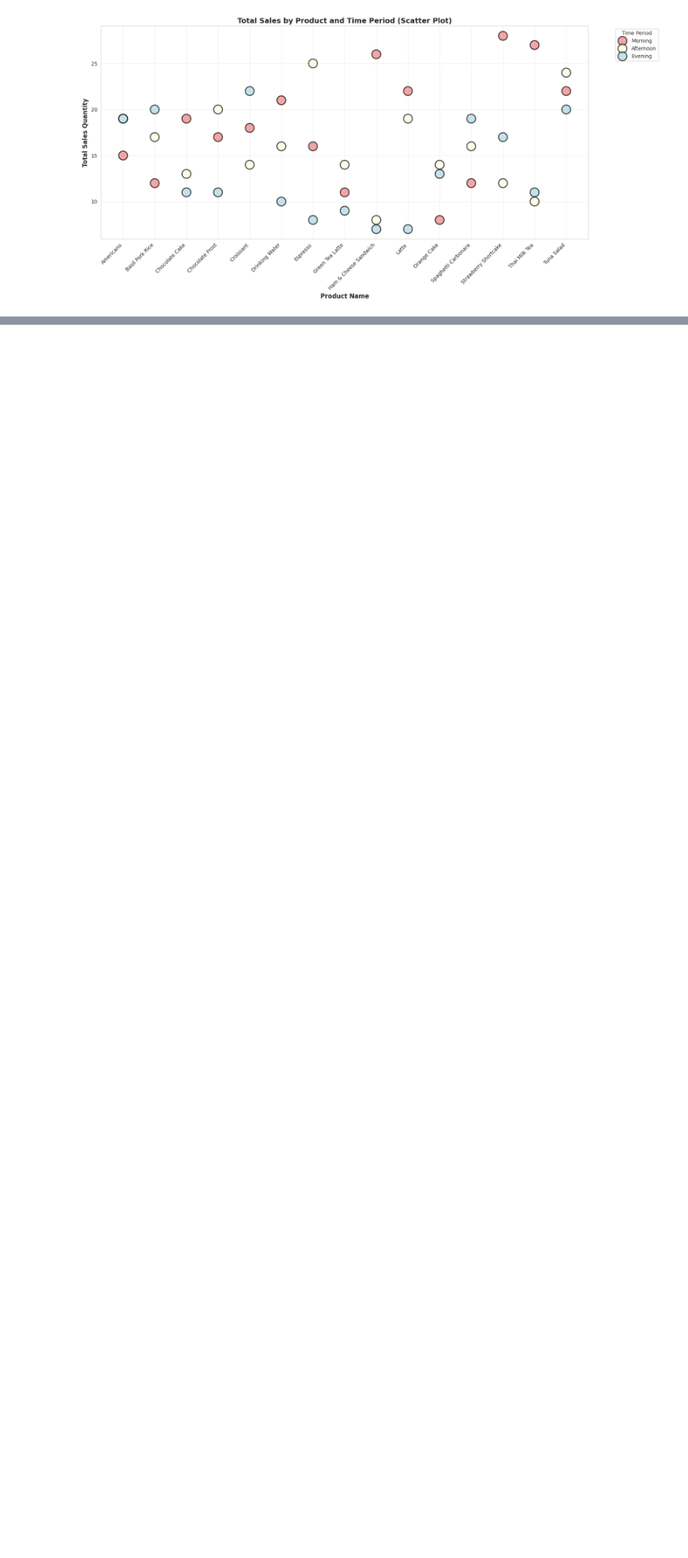
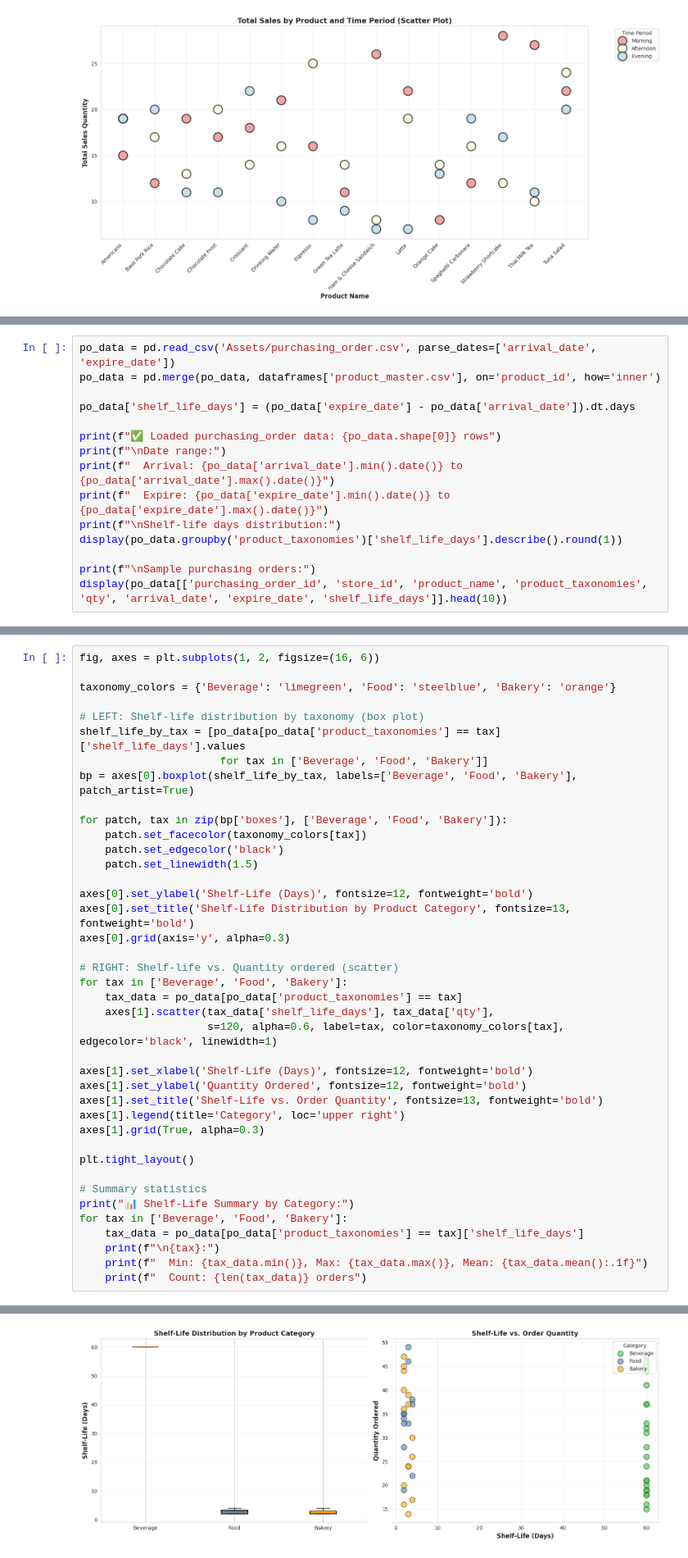
Before and after one commit to AumJi/BOTNOI-Internship, a Jupyter notebook: main.ipynb, the cells around one changed output, grey strips where cells are left out. Shown at 82% size. Drawn from its saved outputs; the diff is of its cells as text; blank space fills up the shorter version.

Commit message:
feat: analysis inventory and shelf-life

```diff
--- a/main.ipynb
+++ b/main.ipynb
@@ -539,0 +547,15 @@ plt.tight_layout()
+# %%
+po_data = pd.read_csv('Assets/purchasing_order.csv', parse_dates=['arrival_date', 'expire_date'])
+po_data = pd.merge(po_data, dataframes['product_master.csv'], on='product_id', how='inner')
+
+po_data['shelf_life_days'] = (po_data['expire_date'] - po_data['arrival_date']).dt.days
+
+print(f"✅ Loaded purchasing_order data: {po_data.shape[0]} rows")
+print(f"\nDate range:")
+print(f"  Arrival: {po_data['arrival_date'].min().date()} to {po_data['arrival_date'].max().date()}")
+print(f"  Expire: {po_data['expire_date'].min().date()} to {po_data['expire_date'].max().date()}")
+print(f"\nShelf-life days distribution:")
+display(po_data.groupby('product_taxonomies')['shelf_life_days'].describe().round(1))
+
+print(f"\nSample purchasing orders:")
+display(po_data[['purchasing_order_id', 'store_id', 'product_name', 'product_taxonomies', 'qty', 'arrival_date', 'expire_date', 'shelf_life_days']].head(10))
@@ -539,0 +589,41 @@ plt.tight_layout()
+# %%
+fig, axes = plt.subplots(1, 2, figsize=(16, 6))
+
+taxonomy_colors = {'Beverage': 'limegreen', 'Food': 'steelblue', 'Bakery': 'orange'}
+
+# LEFT: Shelf-life distribution by taxonomy (box plot)
+shelf_life_by_tax = [po_data[po_data['product_taxonomies'] == tax]['shelf_life_days'].values
+                      for tax in ['Beverage', 'Food', 'Bakery']]
+bp = axes[0].boxplot(shelf_life_by_tax, labels=['Beverage', 'Food', 'Bakery'], patch_artist=True)
+
+for patch, tax in zip(bp['boxes'], ['Beverage', 'Food', 'Bakery']):
+    patch.set_facecolor(taxonomy_colors[tax])
+    patch.set_edgecolor('black')
+    patch.set_linewidth(1.5)
+
+axes[0].set_ylabel('Shelf-Life (Days)', fontsize=12, fontweight='bold')
+axes[0].set_title('Shelf-Life Distribution by Product Category', fontsize=13, fontweight='bold')
+axes[0].grid(axis='y', alpha=0.3)
+
+# RIGHT: Shelf-life vs. Quantity ordered (scatter)
+for tax in ['Beverage', 'Food', 'Bakery']:
+    tax_data = po_data[po_data['product_taxonomies'] == tax]
+    axes[1].scatter(tax_data['shelf_life_days'], tax_data['qty'],
+                    s=120, alpha=0.6, label=tax, color=taxonomy_colors[tax], edgecolor='black', linewidth=1)
+
+axes[1].set_xlabel('Shelf-Life (Days)', fontsize=12, fontweight='bold')
+axes[1].set_ylabel('Quantity Ordered', fontsize=12, fontweight='bold')
+axes[1].set_title('Shelf-Life vs. Order Quantity', fontsize=13, fontweight='bold')
+axes[1].legend(title='Category', loc='upper right')
+axes[1].grid(True, alpha=0.3)
+
+plt.tight_layout()
+
+# Summary statistics
+print("📊 Shelf-Life Summary by Category:")
+for tax in ['Beverage', 'Food', 'Bakery']:
+    tax_data = po_data[po_data['product_taxonomies'] == tax]['shelf_life_days']
+    print(f"\n{tax}:")
+    print(f"  Min: {tax_data.min()}, Max: {tax_data.max()}, Mean: {tax_data.mean():.1f}")
+    print(f"  Count: {len(tax_data)} orders")
+# %% [output]
@@ -539,0 +643 @@ plt.tight_layout()
+[figure, added]
```
Also changed, not shown: parts of 11 cells of this notebook.
